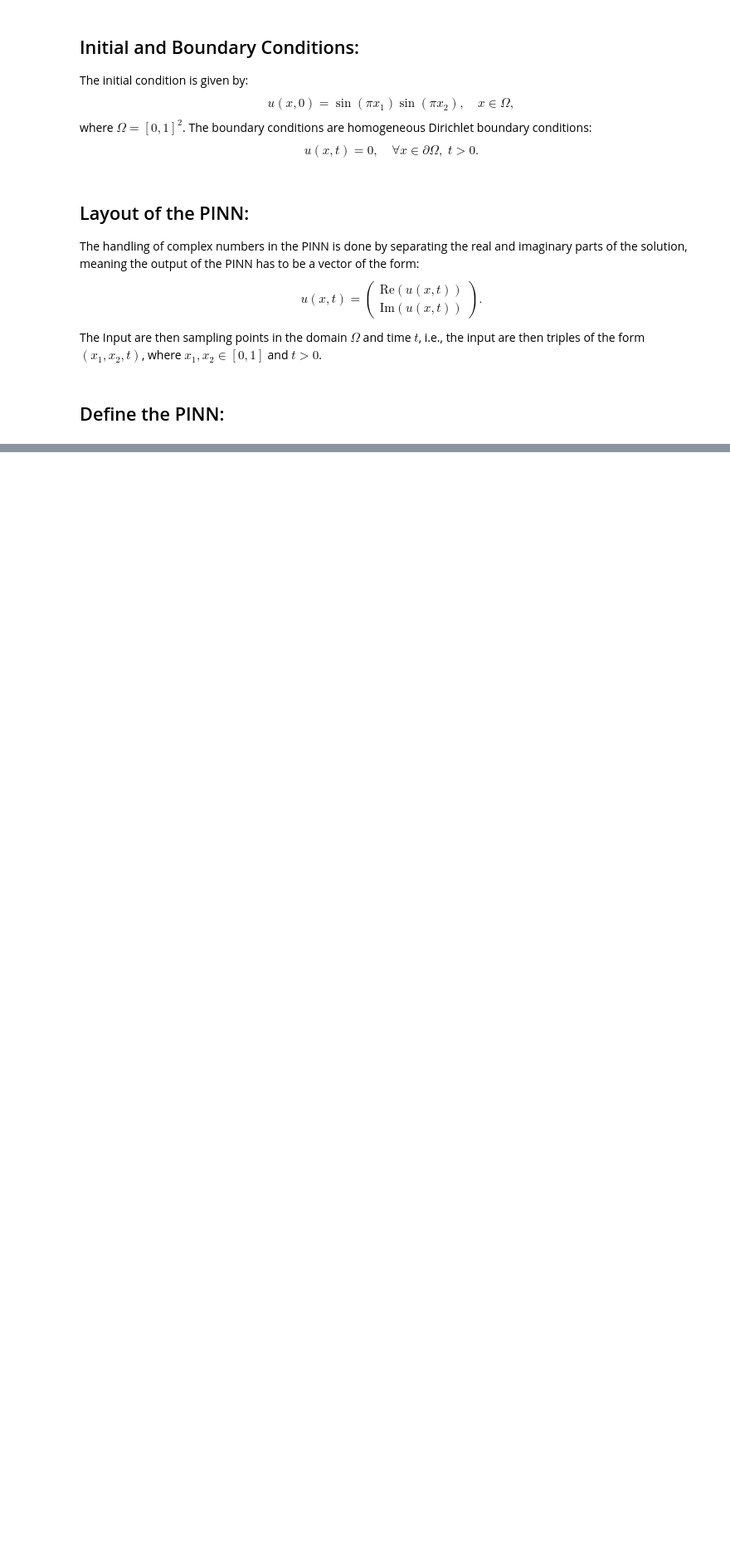
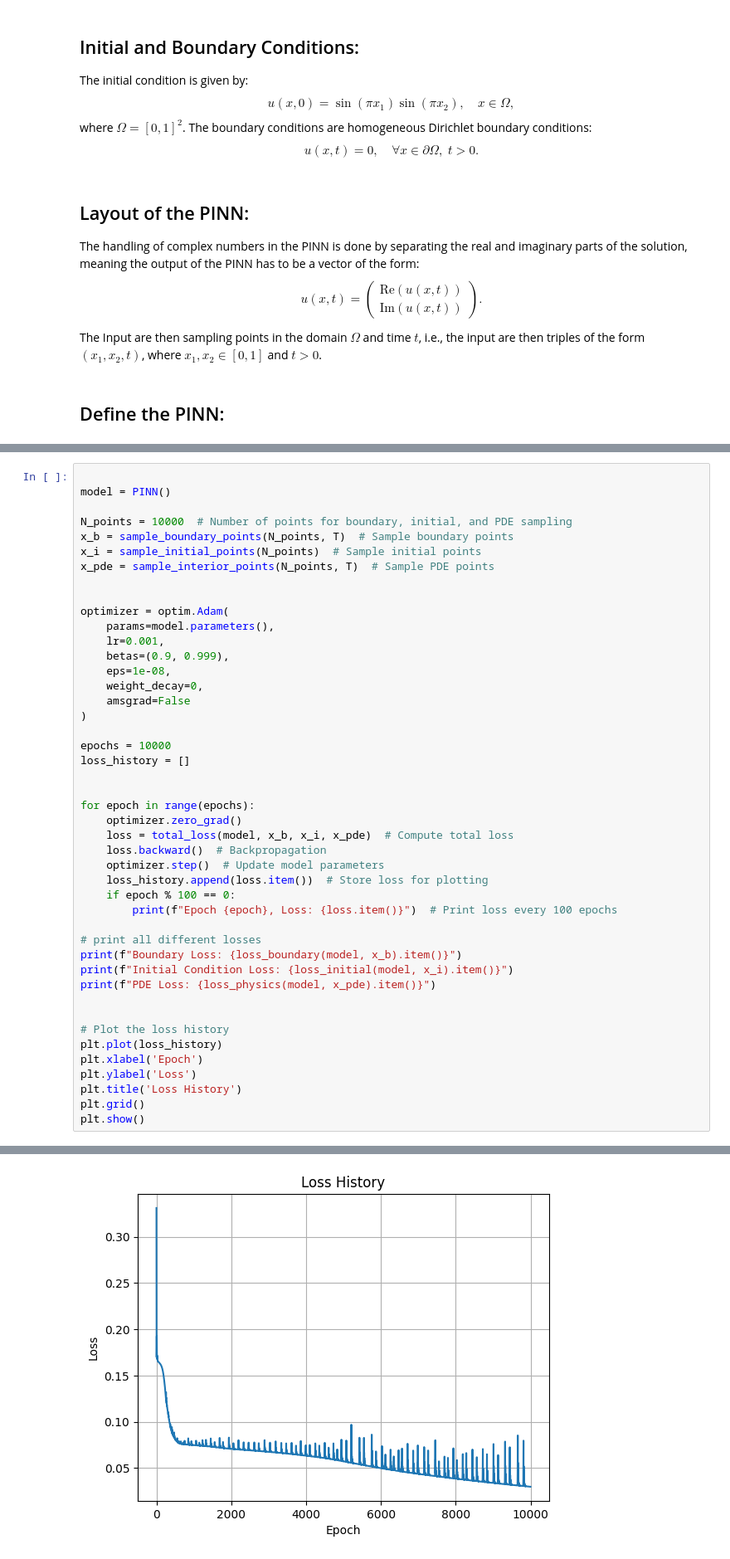
Before and after one commit to SimonW1898/AG_FEM_PINN, a Jupyter notebook: simon/problem_1_PINN.ipynb, the cells around one changed output, grey strips where cells are left out. Shown at 83% size. Cells and saved outputs as stored; diff of their text form; blank space fills up the shorter version.

Commit message:
first problem with PINN initial condition and bc is not met very well

```diff
--- a/simon/problem_1_PINN.ipynb
+++ b/simon/problem_1_PINN.ipynb
@@ -56,0 +314,46 @@ The Input are then sampling points in the domain $\Omega$ and time $t$, i.e., th
+# %%
+
+model = PINN()
+
+N_points = 10000  # Number of points for boundary, initial, and PDE sampling
+x_b = sample_boundary_points(N_points, T)  # Sample boundary points
+x_i = sample_initial_points(N_points)  # Sample initial points
+x_pde = sample_interior_points(N_points, T)  # Sample PDE points
+
+
+optimizer = optim.Adam(
+    params=model.parameters(),
+    lr=0.001,
+    betas=(0.9, 0.999),
+    eps=1e-08,
+    weight_decay=0,
+    amsgrad=False
+)
+
+epochs = 10000
+loss_history = []
+
+
+for epoch in range(epochs):
+    optimizer.zero_grad()
+    loss = total_loss(model, x_b, x_i, x_pde)  # Compute total loss
+    loss.backward()  # Backpropagation
+    optimizer.step()  # Update model parameters
+    loss_history.append(loss.item())  # Store loss for plotting
+    if epoch % 100 == 0:
+        print(f"Epoch {epoch}, Loss: {loss.item()}")  # Print loss every 100 epochs
+
+# print all different losses
+print(f"Boundary Loss: {loss_boundary(model, x_b).item()}")
+print(f"Initial Condition Loss: {loss_initial(model, x_i).item()}")
+print(f"PDE Loss: {loss_physics(model, x_pde).item()}")
+
+
+# Plot the loss history
+plt.plot(loss_history)
+plt.xlabel('Epoch')
+plt.ylabel('Loss')
+plt.title('Loss History')
+plt.grid()
+plt.show()
+# %% [output]
@@ -56,0 +377 @@ The Input are then sampling points in the domain $\Omega$ and time $t$, i.e., th
+[figure, added]
```
Also changed, not shown: parts of 13 cells of this notebook.
